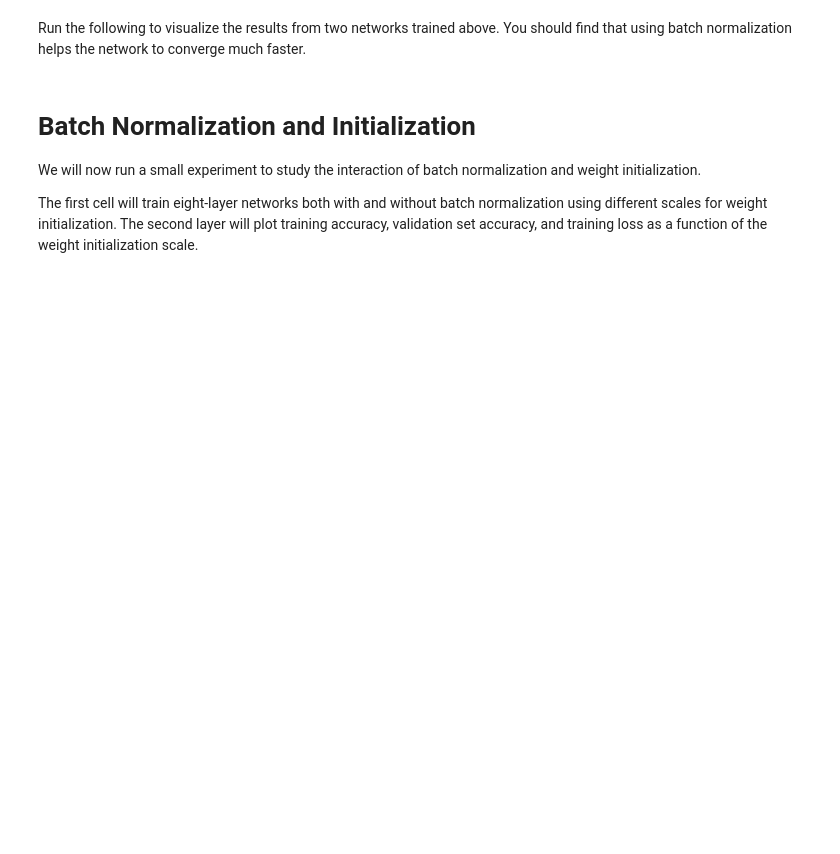
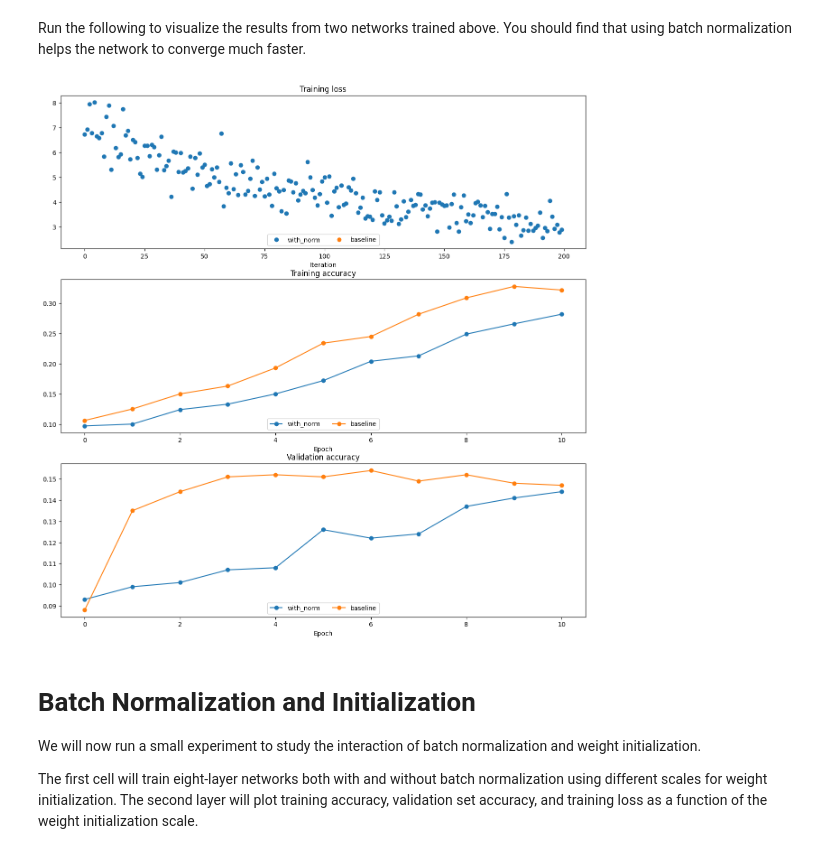
Before and after one commit to Kiameow/cs231n, a Jupyter notebook: assignment2/BatchNormalization.ipynb, the cells around one changed output. Cells and saved outputs as stored; diff of their text form; code cells hidden in the pictures; blank space fills up the shorter version.

Commit message:
submit Assignment2 Q1 BatchNormalization

```diff
--- a/assignment2/BatchNormalization.ipynb
+++ b/assignment2/BatchNormalization.ipynb
@@ -321,37 +368,55 @@ solver.train()
 # %% [markdown]
 Run the following to visualize the results from two networks trained above. You should find that using batch normalization helps the network to converge much faster.
 # %%
-def plot_training_history(title, label, baseline, bn_solvers, plot_fn, bl_marker='.', bn_marker='.', labels=None):
+def plot_training_history(title, label, baseline, bn_solvers, plot_fn,
+                          bl_marker='.', bn_marker='.', labels=None):
     """utility function for plotting training history"""
     plt.title(title)
     plt.xlabel(label)
+
+    # 统一成列表
+    if not isinstance(baseline, (list, tuple)):
+        baseline_list = [baseline]
+    else:
+        baseline_list = list(baseline)
+
     bn_plots = [plot_fn(bn_solver) for bn_solver in bn_solvers]
-    bl_plot = plot_fn(baseline)
+    bl_plots = [plot_fn(bl_solver) for bl_solver in baseline_list]
     num_bn = len(bn_plots)
+    num_bl = len(bl_plots)
+
+    # 画 with_norm 曲线
     for i in range(num_bn):
-        label='with_norm'
+        label_i = 'with_norm'
         if labels is not None:
-            label += str(labels[i])
-        plt.plot(bn_plots[i], bn_marker, label=label)
-    label='baseline'
-    if labels is not None:
-        label += str(labels[0])
-    plt.plot(bl_plot, bl_marker, label=label)
-    plt.legend(loc='lower center', ncol=num_bn+1)
+            label_i += str(labels[i])
+        plt.plot(bn_plots[i], bn_marker, label=label_i)
+
+    # 画 baseline 曲线（有几个画几个）
+    for j in range(num_bl):
+        label_j = 'baseline'
+        if labels is not None:
+            # 若 baseline 数量与 labels 一致，就用对应的 batch size
+            label_j += str(labels[j]) if j < len(labels) else str(j)
+        plt.plot(bl_plots[j], bl_marker, label=label_j)
+
+    plt.legend(loc='lower center', ncol=num_bn + num_bl)
 
 
 plt.subplot(3, 1, 1)
 plot_training_history('Training loss','Iteration', solver, [bn_solver], \
                       lambda x: x.loss_history, bl_marker='o', bn_marker='o')
 plt.subplot(3, 1, 2)
 plot_training_history('Training accuracy','Epoch', solver, [bn_solver], \
                       lambda x: x.train_acc_history, bl_marker='-o', bn_marker='-o')
 plt.subplot(3, 1, 3)
 plot_training_history('Validation accuracy','Epoch', solver, [bn_solver], \
                       lambda x: x.val_acc_history, bl_marker='-o', bn_marker='-o')
 
 plt.gcf().set_size_inches(15, 15)
 plt.show()
+# %% [output]
+[figure, added]
 # %% [markdown]
 # Batch Normalization and Initialization
 We will now run a small experiment to study the interaction of batch normalization and weight initialization.
```
Also changed, not shown: parts of 16 cells of this notebook, 4 other files.
